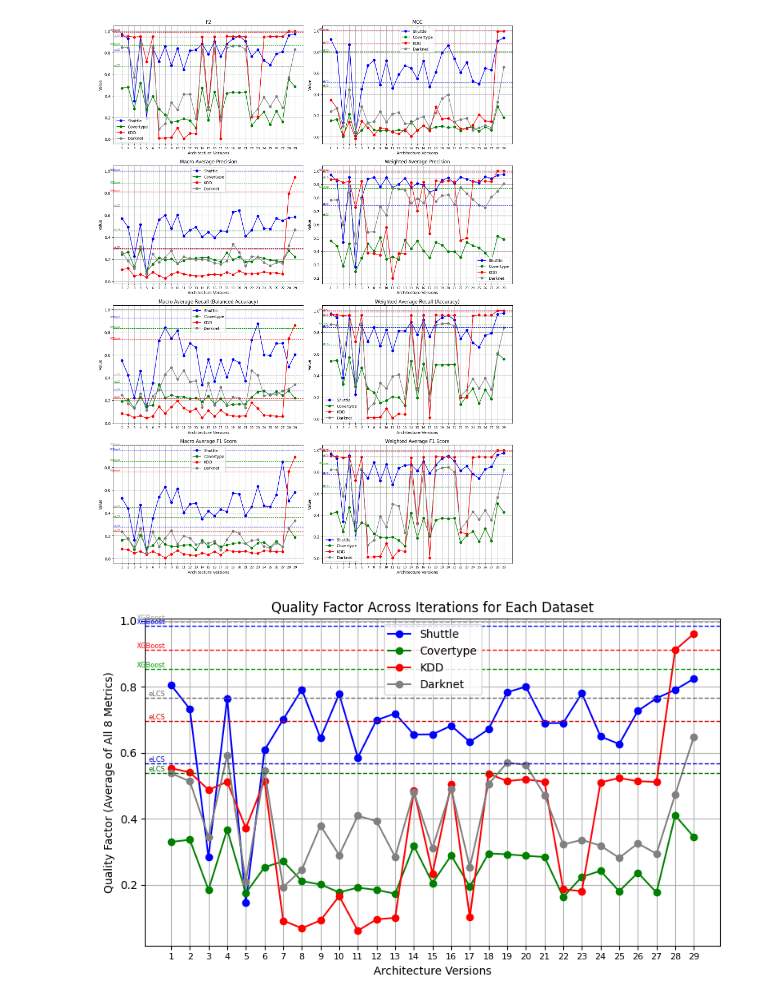
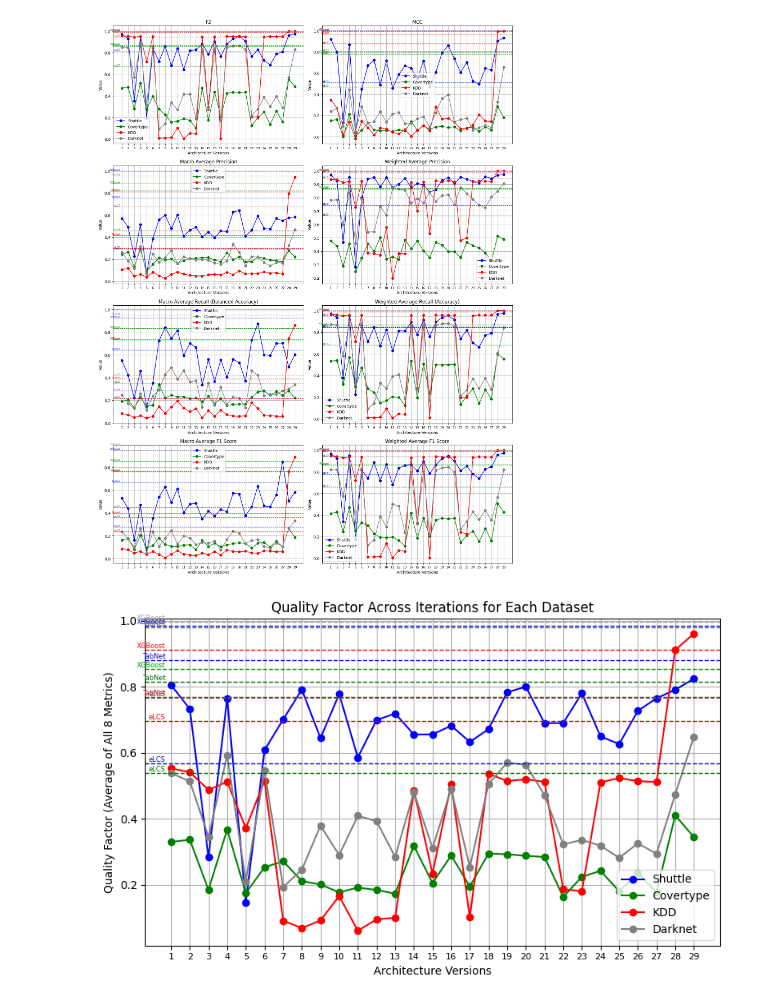
Before and after one commit to sharpenedkey/ma-neural-nets, a Jupyter notebook: _plots.ipynb, the cells around one changed output. Saved outputs shown, nothing was run; the diff lists cells and outputs as text; code cells hidden in the pictures.

Commit message:
TabNet plot

```diff
--- a/_plots.ipynb
+++ b/_plots.ipynb
@@ -96,34 +96,42 @@ comparison_values = {
     "F2": {
         "XGBoost": {"Shuttle": 0.9997, "Covertype": 0.8692, "KDD": 0.9998, "Darknet": 0.9997},
         "eLCS": {"Shuttle": 0.8163, "Covertype": 0.6722, "KDD": 0.9888, "Darknet": 0.9451},
+        "TabNet": {"Shuttle": 0.9971, "Covertype": 0.8593, "KDD": 0.9969, "Darknet": 0.9969},
     },
     "MCC": {
         "XGBoost": {"Shuttle": 0.9993, "Covertype": 0.7895, "KDD": 0.9980, "Darknet": 0.9991},
         "eLCS": {"Shuttle": 0.5102, "Covertype": 0.4706, "KDD": 0.8760, "Darknet": 0.8045},
+        "TabNet": {"Shuttle": 0.9924, "Covertype": 0.7743, "KDD": 0.9665, "Darknet": 0.9886},
     },
     "Macro Average Precision": {
         "XGBoost": {"Shuttle": 0.9997, "Covertype": 0.8839, "KDD": 0.8090, "Darknet": 0.9948},
         "eLCS": {"Shuttle": 0.2885, "Covertype": 0.4571, "KDD": 0.2967, "Darknet": 0.6752},
+        "TabNet": {"Shuttle": 0.7532, "Covertype": 0.8206, "KDD": 0.4139, "Darknet": 0.9551},
     },
     "Weighted Average Precision": {
         "XGBoost": {"Shuttle": 0.9997, "Covertype": 0.8697, "KDD": 0.9998, "Darknet": 0.9997},
         "eLCS": {"Shuttle": 0.7433, "Covertype": 0.6652, "KDD": 0.9864, "Darknet": 0.9440},
+        "TabNet": {"Shuttle": 0.9969, "Covertype": 0.8606, "KDD": 0.9968, "Darknet": 0.9969},
     },
     "Macro Average Recall (Balanced Accuracy)": {
         "XGBoost": {"Shuttle": 0.9243, "Covertype": 0.8319, "KDD": 0.7351, "Darknet": 0.9890},
         "eLCS": {"Shuttle": 0.2866, "Covertype": 0.3532, "KDD": 0.2182, "Darknet": 0.4195},
+        "TabNet": {"Shuttle": 0.6416, "Covertype": 0.7323, "KDD": 0.3901, "Darknet": 0.9525},
     },
     "Weighted Average Recall (Accuracy)": {
         "XGBoost": {"Shuttle": 0.9997, "Covertype": 0.8696, "KDD": 0.9998, "Darknet": 0.9997},
         "eLCS": {"Shuttle": 0.8451, "Covertype": 0.6833, "KDD": 0.9898, "Darknet": 0.9500},
+        "TabNet": {"Shuttle": 0.9973, "Covertype": 0.8603, "KDD": 0.9971, "Darknet": 0.9969},
     },
     "Macro Average F1 Score": {
         "XGBoost": {"Shuttle": 0.9501, "Covertype": 0.8539, "KDD": 0.7628, "Darknet": 0.9918},
         "eLCS": {"Shuttle": 0.2768, "Covertype": 0.3594, "KDD": 0.2357, "Darknet": 0.4494},
+        "TabNet": {"Shuttle": 0.6690, "Covertype": 0.7650, "KDD": 0.3929, "Darknet": 0.9531},
     },
     "Weighted Average F1 Score": {
         "XGBoost": {"Shuttle": 0.9997, "Covertype": 0.8690, "KDD": 0.9998, "Darknet": 0.9997},
         "eLCS": {"Shuttle": 0.7780, "Covertype": 0.6600, "KDD": 0.9875, "Darknet": 0.9390},
+        "TabNet": {"Shuttle": 0.9968, "Covertype": 0.8587, "KDD": 0.9966, "Darknet": 0.9969},
     }
 }
 # %%
@@ -171,6 +179,7 @@ for i, metric in enumerate(metric_names):
     if metric in comparison_values:
         xgboost_values = comparison_values[metric].get("XGBoost", {})
         elcs_values = comparison_values[metric].get("eLCS", {})
+        tabnet_values = comparison_values[metric].get("TabNet", {})
 
         for dataset in datasets:
             # Dashed line for XGBoost
@@ -189,6 +198,14 @@ for i, metric in enumerate(metric_names):
                 ax.text(int(plot_iters[0]) - 1.3, elcs_value, 'eLCS',
                         color=dashed_color, fontsize=6, va='bottom', ha='right')
 
+            # Dashed line for TabNet
+            if dataset in tabnet_values:
+                tabnet_value = tabnet_values[dataset]
+                dashed_color = adjust_brightness(dataset_colors[dataset], 1.2)  # Slightly brighter
+                ax.axhline(y=tabnet_value, color=dashed_color, linestyle='--', linewidth=1)
+                ax.text(int(plot_iters[0]) - 1.3, tabnet_value, 'TabNet',
+                        color=dashed_color, fontsize=6, va='bottom', ha='right')
+
         ax.set_title(metric)
         ax.set_xlabel('Architecture Versions')
         ax.set_xticks(np.arange(len(plot_iters)))
@@ -204,7 +221,7 @@ for i, metric in enumerate(metric_names):
 plt.tight_layout()
 plt.show()
 # %% [output]
-[figure, old version]
+[figure, new version]
 # %%
 # Calculate the Goodness Factor for each dataset and iteration
 # Ensure that all metrics are included in the average only if they have valid data
@@ -238,41 +255,51 @@ if comparison_values:
     for dataset in datasets:
         xgboost_avg = []
         elcs_avg = []
+        tabnet_avg = []
         for metric in metric_names:
             if metric in comparison_values:
                 xgboost_value = comparison_values[metric]["XGBoost"].get(dataset, np.nan)
                 elcs_value = comparison_values[metric]["eLCS"].get(dataset, np.nan)
+                tabnet_value = comparison_values[metric]["TabNet"].get(dataset, np.nan)
 
                 if not np.isnan(xgboost_value):
                     xgboost_avg.append(xgboost_value)
                 if not np.isnan(elcs_value):
                     elcs_avg.append(elcs_value)
+                if not np.isnan(tabnet_value):
+                    tabnet_avg.append(tabnet_value)
 
         if xgboost_avg:
             xgboost_goodness = np.nanmean(xgboost_avg)
             dashed_color = adjust_brightness(dataset_colors[dataset], 1.2)  # Slightly brighter
             plt.axhline(y=xgboost_goodness, color=dashed_color, linestyle='--', linewidth=1)
             plt.text(int(plot_iters[0]) - 1.3, xgboost_goodness, 'XGBoost', color=dashed_color, fontsize=6, va='bottom', ha='right')
 
         if elcs_avg:
             elcs_goodness = np.nanmean(elcs_avg)
             dashed_color = adjust_brightness(dataset_colors[dataset], 0.8)  # Slightly darker
             plt.axhline(y=elcs_goodness, color=dashed_color, linestyle='--', linewidth=1)
             plt.text(int(plot_iters[0]) - 1.3, elcs_goodness, 'eLCS', color=dashed_color, fontsize=6, va='bottom', ha='right')
 
+        if tabnet_avg:
+            tabnet_goodness = np.nanmean(tabnet_avg)
+            dashed_color = adjust_brightness(dataset_colors[dataset], 0.8)  # Slightly darker
+            plt.axhline(y=tabnet_goodness, color=dashed_color, linestyle='--', linewidth=1)
+            plt.text(int(plot_iters[0]) - 1.3, tabnet_goodness, 'TabNet', color=dashed_color, fontsize=6, va='bottom', ha='right')
+
 # Add titles and labels
 plt.title('Quality Factor Across Iterations for Each Dataset')
 plt.xlabel('Architecture Versions')
 plt.xticks(fontsize=8)
 plt.ylabel('Quality Factor (Average of All 8 Metrics)')
 plt.legend()
 plt.grid(True)
 
 # Show the plot
 plt.tight_layout()
 plt.show()
 # %% [output]
-[figure, old version]
+[figure, new version]
 # %%
 # Calculate the Goodness Factor for each iteration
 # Ensure that all metrics are included in the average only if they have valid data
```
Also changed, not shown: parts of 1 cell of this notebook, 1 other file.
